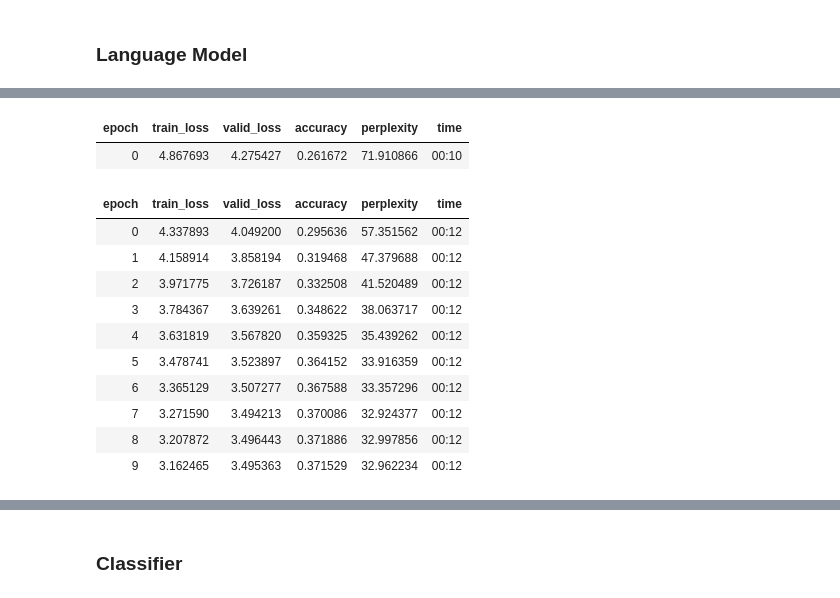
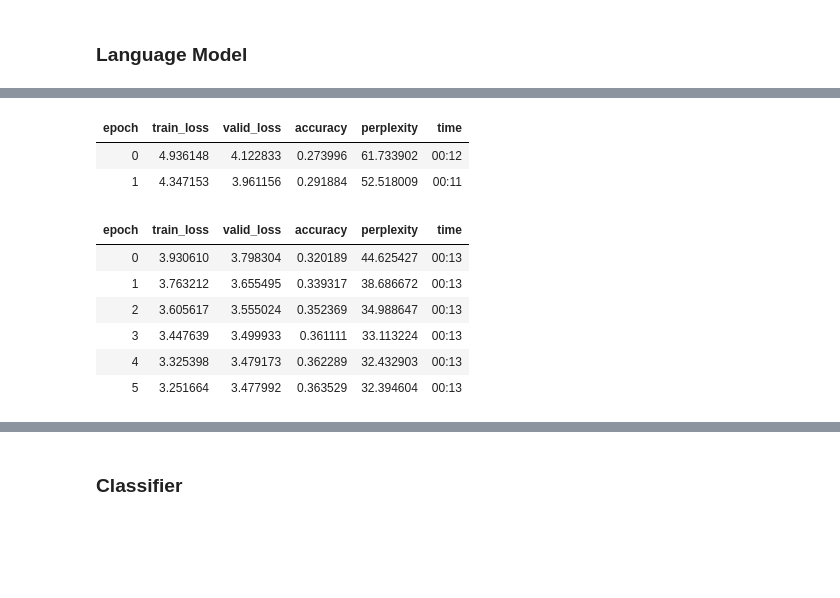
Before and after one commit to Darth-Carrotpie/EconIncentive, a Jupyter notebook: EconIncentive_Minimal.ipynb, the cells around one changed output, grey strips where cells are left out. Saved outputs shown, nothing was run; the diff lists cells and outputs as text; code cells hidden in the pictures; blank space fills up the shorter version.

```diff
--- a/EconIncentive_Minimal.ipynb
+++ b/EconIncentive_Minimal.ipynb
@@ -41,21 +47,18 @@ learn = language_model_learner(dls_lm, AWD_LSTM, pretrained = True, metrics=[acc
 # %%
-learn.fit_one_cycle(1, 1e-2)
+learn.fit_one_cycle(2, 1e-2)
 # %% [output]
 | epoch | train_loss | valid_loss | accuracy | perplexity | time |
-| 0 | 4.867693 | 4.275427 | 0.261672 | 71.910866 | 00:10 |
+| 0 | 4.936148 | 4.122833 | 0.273996 | 61.733902 | 00:12 |
+| 1 | 4.347153 | 3.961156 | 0.291884 | 52.518009 | 00:11 |
 # %%
 learn.unfreeze()
-learn.fit_one_cycle(10, 1e-3)
+learn.fit_one_cycle(6, 1e-3)
 # %% [output]
 | epoch | train_loss | valid_loss | accuracy | perplexity | time |
-| 0 | 4.337893 | 4.049200 | 0.295636 | 57.351562 | 00:12 |
-| 1 | 4.158914 | 3.858194 | 0.319468 | 47.379688 | 00:12 |
-| 2 | 3.971775 | 3.726187 | 0.332508 | 41.520489 | 00:12 |
-| 3 | 3.784367 | 3.639261 | 0.348622 | 38.063717 | 00:12 |
-| 4 | 3.631819 | 3.567820 | 0.359325 | 35.439262 | 00:12 |
-| 5 | 3.478741 | 3.523897 | 0.364152 | 33.916359 | 00:12 |
-| 6 | 3.365129 | 3.507277 | 0.367588 | 33.357296 | 00:12 |
-| 7 | 3.271590 | 3.494213 | 0.370086 | 32.924377 | 00:12 |
-| 8 | 3.207872 | 3.496443 | 0.371886 | 32.997856 | 00:12 |
-| 9 | 3.162465 | 3.495363 | 0.371529 | 32.962234 | 00:12 |
+| 0 | 3.930610 | 3.798304 | 0.320189 | 44.625427 | 00:13 |
+| 1 | 3.763212 | 3.655495 | 0.339317 | 38.686672 | 00:13 |
+| 2 | 3.605617 | 3.555024 | 0.352369 | 34.988647 | 00:13 |
+| 3 | 3.447639 | 3.499933 | 0.361111 | 33.113224 | 00:13 |
+| 4 | 3.325398 | 3.479173 | 0.362289 | 32.432903 | 00:13 |
+| 5 | 3.251664 | 3.477992 | 0.363529 | 32.394604 | 00:13 |
 # %%
```
Also changed, not shown: parts of 31 cells of this notebook, 5 other files.
